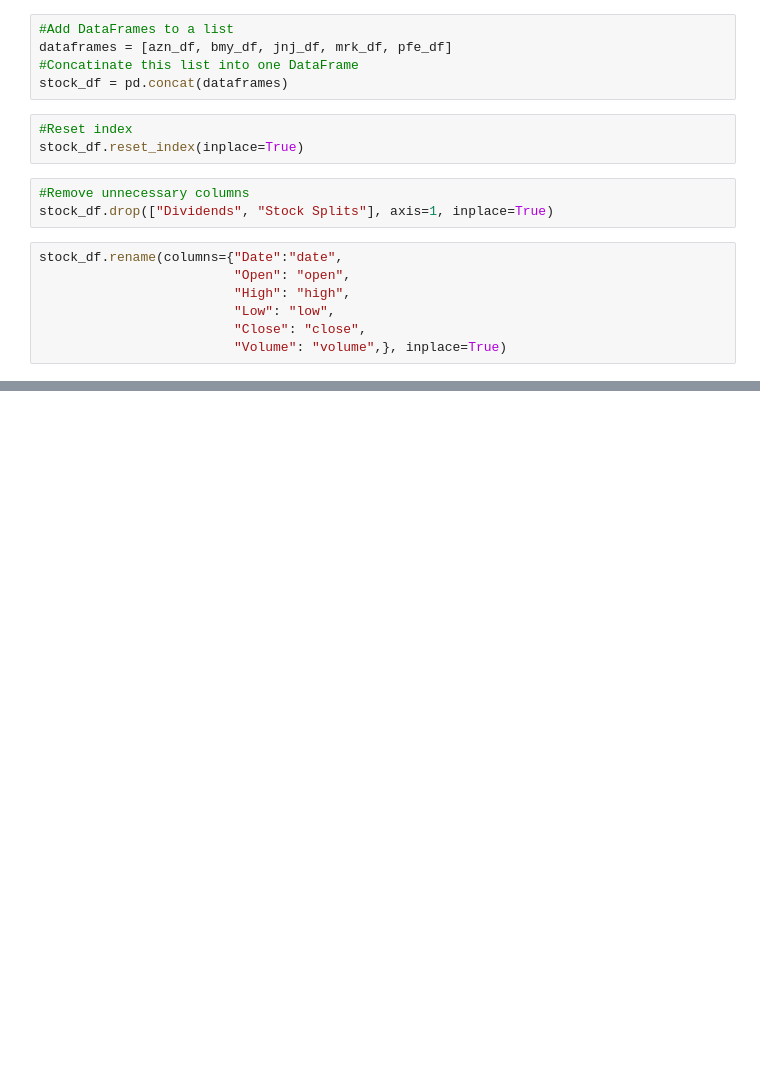
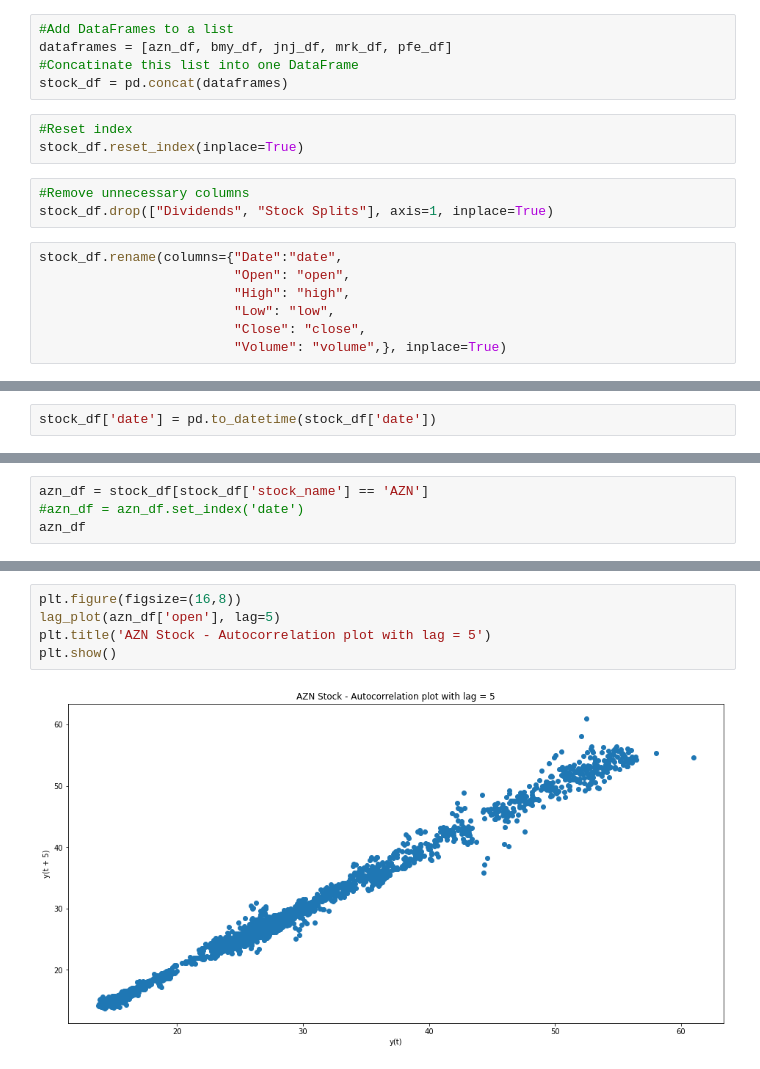
Before and after one commit to gabrielmacey/Pharma_Stock_ML, a Jupyter notebook: Stock_data.ipynb, the cells around one changed output, grey strips where cells are left out. Cells and saved outputs as stored; diff of their text form; blank space fills up the shorter version.

```diff
--- a/Stock_data.ipynb
+++ b/Stock_data.ipynb
@@ -76,0 +75,2 @@ stock_df
+# %%
+stock_df['date'] = pd.to_datetime(stock_df['date'])
@@ -76,0 +97,4 @@ stock_df
+# %%
+azn_df = stock_df[stock_df['stock_name'] == 'AZN']
+#azn_df = azn_df.set_index('date')
+azn_df
@@ -76,0 +139,7 @@ stock_df
+# %%
+plt.figure(figsize=(16,8))
+lag_plot(azn_df['open'], lag=5)
+plt.title('AZN Stock - Autocorrelation plot with lag = 5')
+plt.show()
+# %% [output]
+[figure, added]
```
Also changed, not shown: parts of 16 cells of this notebook.
